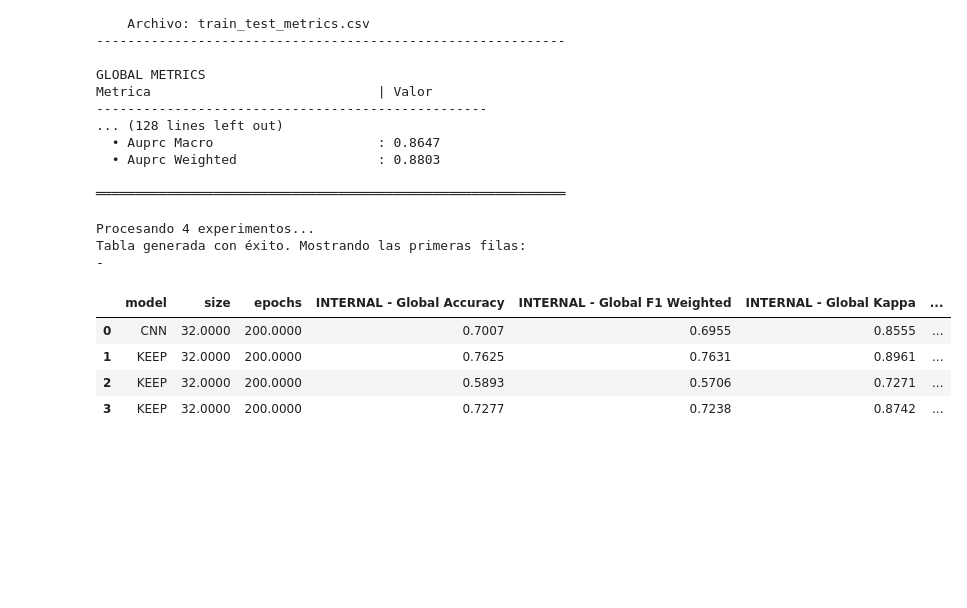
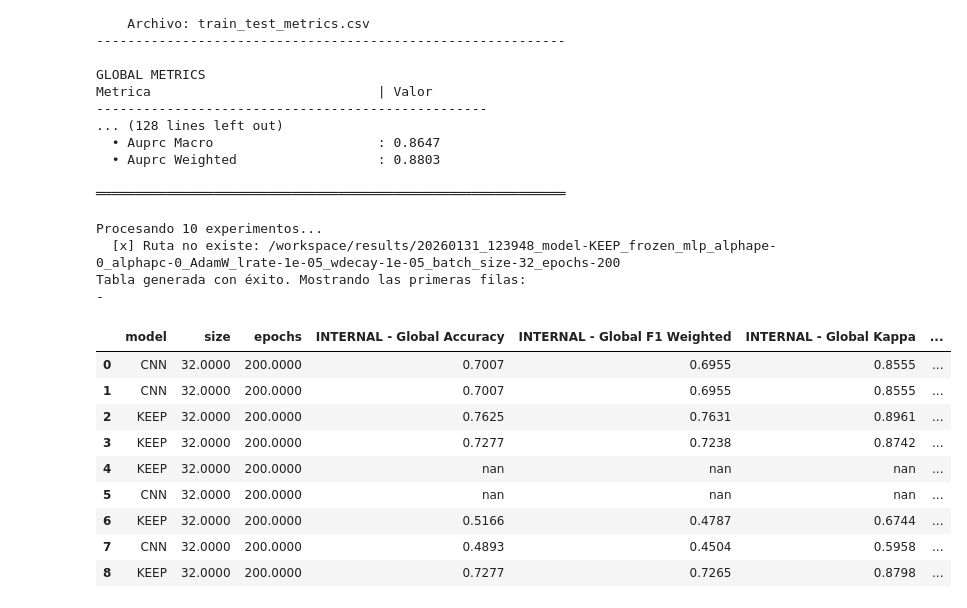
Before and after one commit to Nataliah612/Prost_Graph, a Jupyter notebook: notebooks/results_visualization.ipynb, the cells around one changed output. Drawn from its saved outputs; the diff is of its cells as text; code cells hidden in the pictures; blank space fills up the shorter version.

```diff
--- a/notebooks/results_visualization.ipynb
+++ b/notebooks/results_visualization.ipynb
@@ -371,39 +371,50 @@ def estilizar_tabla(df):
 
 # ==============================================================================
 # EJEMPLO DE USO
 # ==============================================================================
 
 # 1. Define tu lista de rutas (puedes usar glob para obtenerlas automáticamente)
 experimentos = [
     r"/workspace/results/20260108_150716_model-CNN_frozen_graph_alphape-0_alphapc-0_AdamW_lrate-1e-05_wdecay-1e-05_batch_size-32_epochs-200",
+    r"/workspace/results/20260108_150716_model-CNN_frozen_graph_alphape-0_alphapc-0_AdamW_lrate-1e-05_wdecay-1e-05_batch_size-32_epochs-200",
     r"/workspace/results/20260109_212740_model-KEEP_unfrozen_graph_alphape-0_alphapc-0_AdamW_lrate-1e-05_wdecay-1e-05_batch_size-32_epochs-200",
-    #r"/workspace/results/20260127_113137_model-KEEP_unfrozen_mlp_alphape-0_alphapc-0_AdamW_lrate-1e-05_wdecay-1e-05_batch_size-32_epochs-100",
+    r"/workspace/results/20260201_065936_model-KEEP_frozen_graph_alphape-0_alphapc-0_AdamW_lrate-1e-05_wdecay-1e-05_batch_size-32_epochs-200",
     r"/workspace/results/20260131_123948_model-KEEP_frozen_mlp_alphape-0_alphapc-0_AdamW_lrate-1e-05_wdecay-1e-05_batch_size-32_epochs-200",
-    r"/workspace/results/20260201_065936_model-KEEP_frozen_graph_alphape-0_alphapc-0_AdamW_lrate-1e-05_wdecay-1e-05_batch_size-32_epochs-200",
+    r"/workspace/results/20260203_172641_model-KEEP_frozen_max_aggre_alphape-0_alphapc-0_AdamW_lrate-1e-05_wdecay-1e-05_batch_size-32_epochs-200",
+    r"/workspace/results/20260205_052017_model-CNN_frozen_mlp_alphape-0_alphapc-0_AdamW_lrate-1e-05_wdecay-1e-05_batch_size-32_epochs-200",
+    r"/workspace/results/20260206_151019_model-KEEP_frozen_max_aggre_alphape-0_alphapc-0_AdamW_lrate-1e-05_wdecay-1e-05_batch_size-32_epochs-200",
+    r"/workspace/results/20260208_190457_model-CNN_frozen_max_aggre_alphape-0_alphapc-0_AdamW_lrate-1e-05_wdecay-1e-05_batch_size-32_epochs-200",
+    r"/workspace/results/20260208_190818_model-KEEP_frozen_graph_alphape-0.1_alphapc-0.1_AdamW_lrate-1e-05_wdecay-1e-05_batch_size-32_epochs-200",
 ]
 
 # O usar glob para coger todas las carpetas en results:
 # import glob
 # experimentos = glob.glob("/workspace/results/*")
 
 # 2. Generar el DataFrame
 df_resultados, df_reducido = generar_tabla_comparativa_red(experimentos)
 
 # 3. Mostrar resultados
 print("Tabla generada con éxito. Mostrando las primeras filas:")
 estilizar_tabla(df_resultados)
 
 print("-")
 estilizar_tabla(df_reducido)
 # %% [output]
-Procesando 4 experimentos...
+Procesando 10 experimentos...
+  [x] Ruta no existe: /workspace/results/20260131_123948_model-KEEP_frozen_mlp_alphape-0_alphapc-0_AdamW_lrate-1e-05_wdecay-1e-05_batch_size-32_epochs-200
 Tabla generada con éxito. Mostrando las primeras filas:
 -
 |  | model | size | epochs | INTERNAL - Global Accuracy | INTERNAL - Global F1 Weighted | INTERNAL - Global Kappa | ... |
 | 0 | CNN | 32.0000 | 200.0000 | 0.7007 | 0.6955 | 0.8555 | ... |
-| 1 | KEEP | 32.0000 | 200.0000 | 0.7625 | 0.7631 | 0.8961 | ... |
-| 2 | KEEP | 32.0000 | 200.0000 | 0.5893 | 0.5706 | 0.7271 | ... |
+| 1 | CNN | 32.0000 | 200.0000 | 0.7007 | 0.6955 | 0.8555 | ... |
+| 2 | KEEP | 32.0000 | 200.0000 | 0.7625 | 0.7631 | 0.8961 | ... |
 | 3 | KEEP | 32.0000 | 200.0000 | 0.7277 | 0.7238 | 0.8742 | ... |
+| 4 | KEEP | 32.0000 | 200.0000 | nan | nan | nan | ... |
+| 5 | CNN | 32.0000 | 200.0000 | nan | nan | nan | ... |
+| 6 | KEEP | 32.0000 | 200.0000 | 0.5166 | 0.4787 | 0.6744 | ... |
+| 7 | CNN | 32.0000 | 200.0000 | 0.4893 | 0.4504 | 0.5958 | ... |
+| 8 | KEEP | 32.0000 | 200.0000 | 0.7277 | 0.7265 | 0.8798 | ... |
 # %%
 import matplotlib.pyplot as plt
 import numpy as np
```
Also changed, not shown: parts of 2 cells of this notebook, 2 other files.
